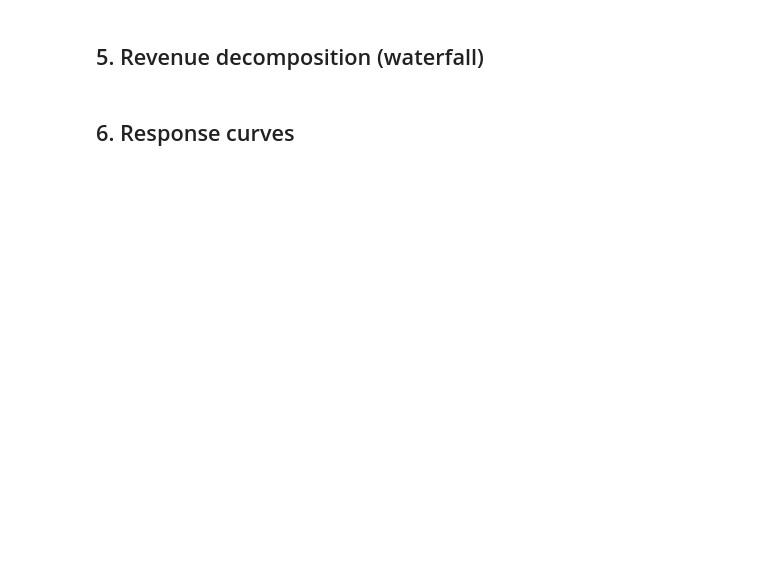
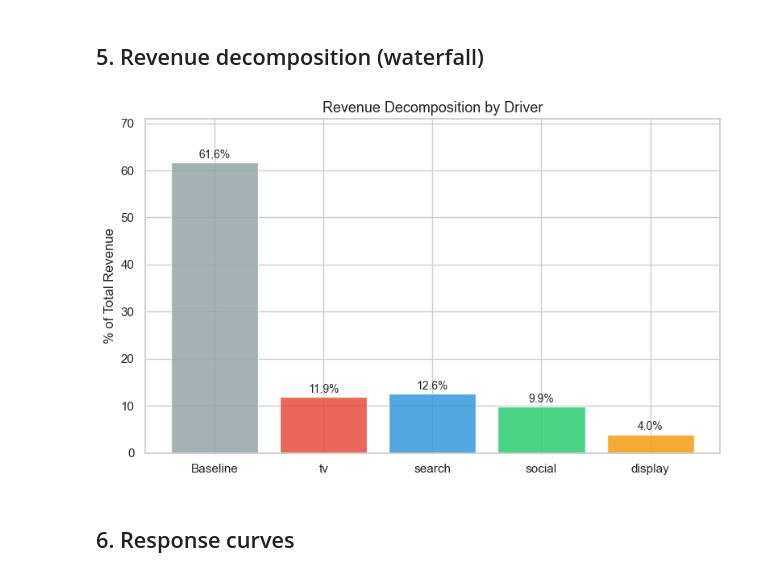
Before and after one commit to williamky/meridian-mmm, a Jupyter notebook: notebooks/02_meridian_model.ipynb, the cells around one changed output. Drawn from its saved outputs; the diff is of its cells as text; code cells hidden in the pictures; blank space fills up the shorter version.

```diff
--- a/notebooks/02_meridian_model.ipynb
+++ b/notebooks/02_meridian_model.ipynb
@@ -141,28 +220,31 @@ roi_df.round(2)
 # %% [markdown]
 ## 5. Revenue decomposition (waterfall)
 # %%
-contrib = an.media_contribution_hat(use_posterior=True)  # (chain, draw, geo, time, channel)
-contrib_mean = contrib.mean(dim=['chain','draw']).sel(geo=GEO).sum(dim='time')  # per channel total
+# Decomposition: incremental contribution per channel = mean ROI × total spend
+# Baseline = total revenue − sum of channel contributions
+total_spend_per_channel = df[SPEND_COLS].sum().values
+incremental_per_channel = roi_df['roi_mean'].values * total_spend_per_channel
+total_revenue           = df['revenue'].sum()
+baseline                = total_revenue - incremental_per_channel.sum()
 
-baseline_total = float(an.baseline_hat(use_posterior=True).mean(dim=['chain','draw']).sel(geo=GEO).sum())
-channel_totals = contrib_mean.values
-
-labels  = ['Baseline'] + MEDIA_CHANNELS
-values  = [baseline_total] + list(channel_totals)
-shares  = np.array(values) / sum(values) * 100
+labels     = ['Baseline'] + MEDIA_CHANNELS
+values     = np.array([baseline] + list(incremental_per_channel))
+shares     = values / values.sum() * 100
+bar_colors = ['#95a5a6'] + COLORS
 
 fig, ax = plt.subplots(figsize=(8, 5))
-bar_colors = ['#95a5a6'] + colors
 bars = ax.bar(labels, shares, color=bar_colors, alpha=0.85, edgecolor='white')
 for bar, s in zip(bars, shares):
-    ax.text(bar.get_x() + bar.get_width()/2, bar.get_height() + 0.5,
+    ax.text(bar.get_x() + bar.get_width() / 2, bar.get_height() + 0.4,
             f'{s:.1f}%', ha='center', va='bottom', fontsize=10)
 ax.set_title('Revenue Decomposition by Driver', fontsize=13)
 ax.set_ylabel('% of Total Revenue')
 ax.set_ylim(0, max(shares) * 1.15)
 plt.tight_layout()
 plt.savefig('../outputs/revenue_decomposition.png', dpi=150)
 plt.show()
+# %% [output]
+[figure, added]
 # %% [markdown]
 ## 6. Response curves
 # %%
```
Also changed, not shown: parts of 10 cells of this notebook, 6 other files.
